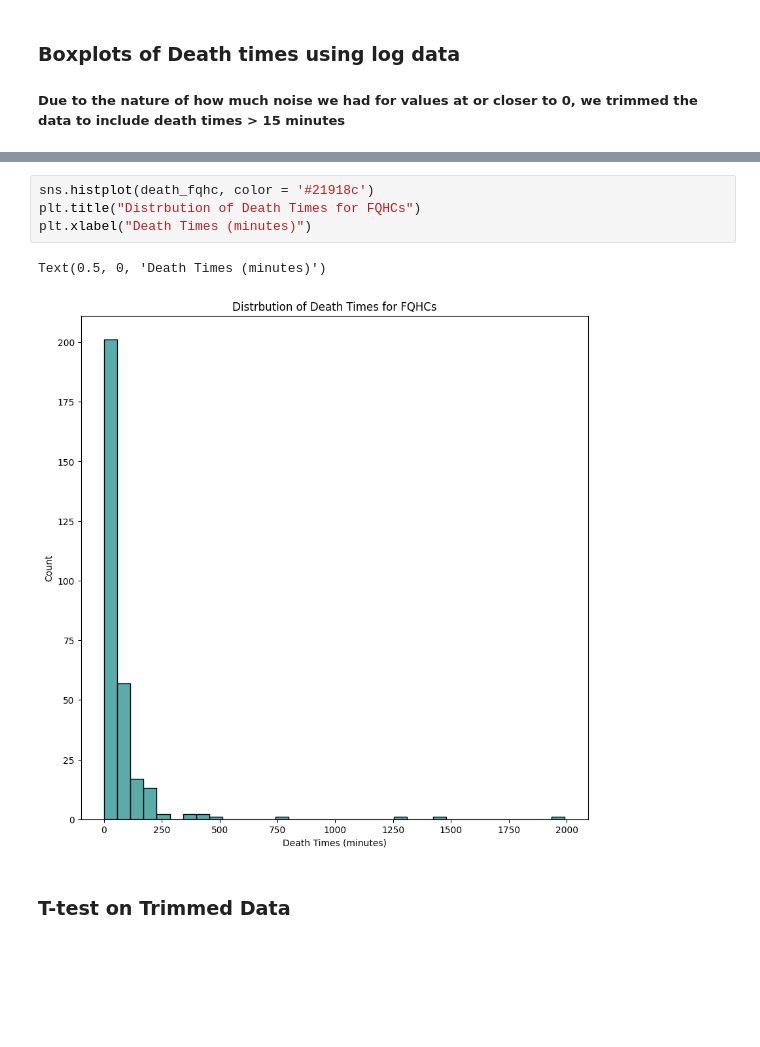
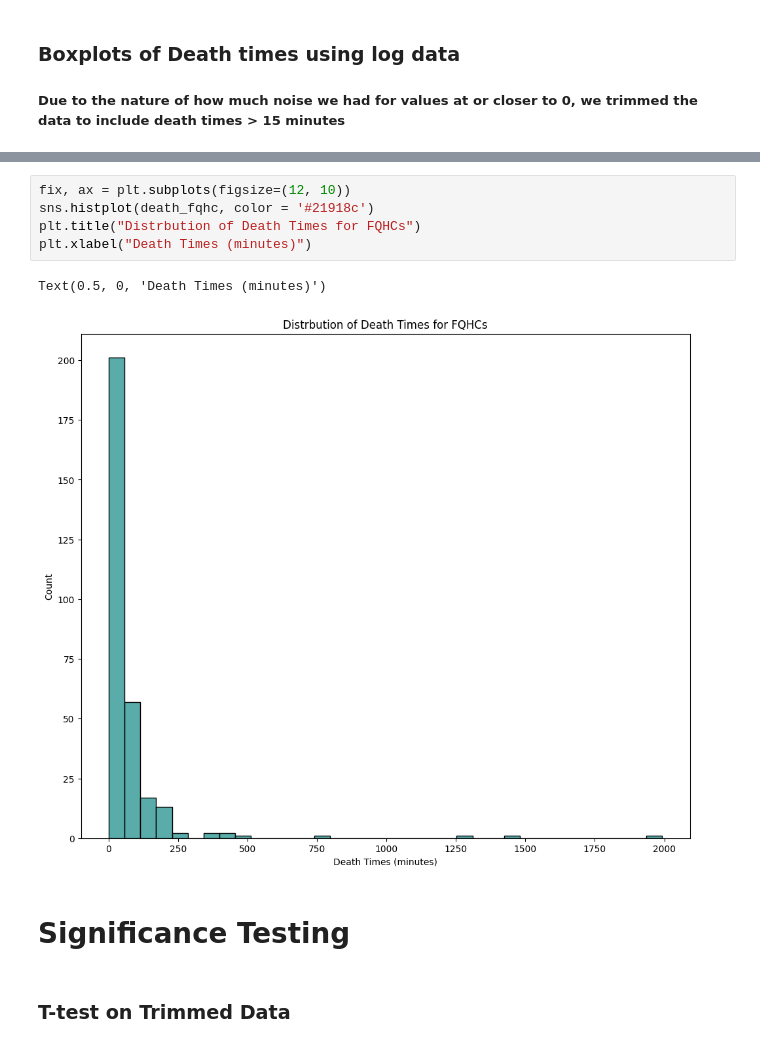
Before and after one commit to deniseg20/MSRIUP_TDA_Healthcare_Accessibility, a Jupyter notebook: persistent_homology/pd_computations/ph_computations_unweighted.ipynb, the cells around one changed output, grey strips where cells are left out. Saved outputs shown, nothing was run; the diff lists cells and outputs as text; blank space fills up the shorter version.

```diff
--- a/persistent_homology/pd_computations/ph_computations_unweighted.ipynb
+++ b/persistent_homology/pd_computations/ph_computations_unweighted.ipynb
@@ -770,10 +762,13 @@ Text(0.5, 0, 'Death Times (minutes)')
 # %%
+fix, ax = plt.subplots(figsize=(12, 10))
 sns.histplot(death_fqhc, color = '#21918c')
 plt.title("Distrbution of Death Times for FQHCs")
 plt.xlabel("Death Times (minutes)")
 # %% [output]
 Text(0.5, 0, 'Death Times (minutes)')
-[figure, old version]
+[figure, new version]
+# %% [markdown]
+# Significance Testing
 # %% [markdown]
 ### T-test on Trimmed Data
 # %%
```
Also changed, not shown: parts of 21 cells of this notebook, 2 other files.
